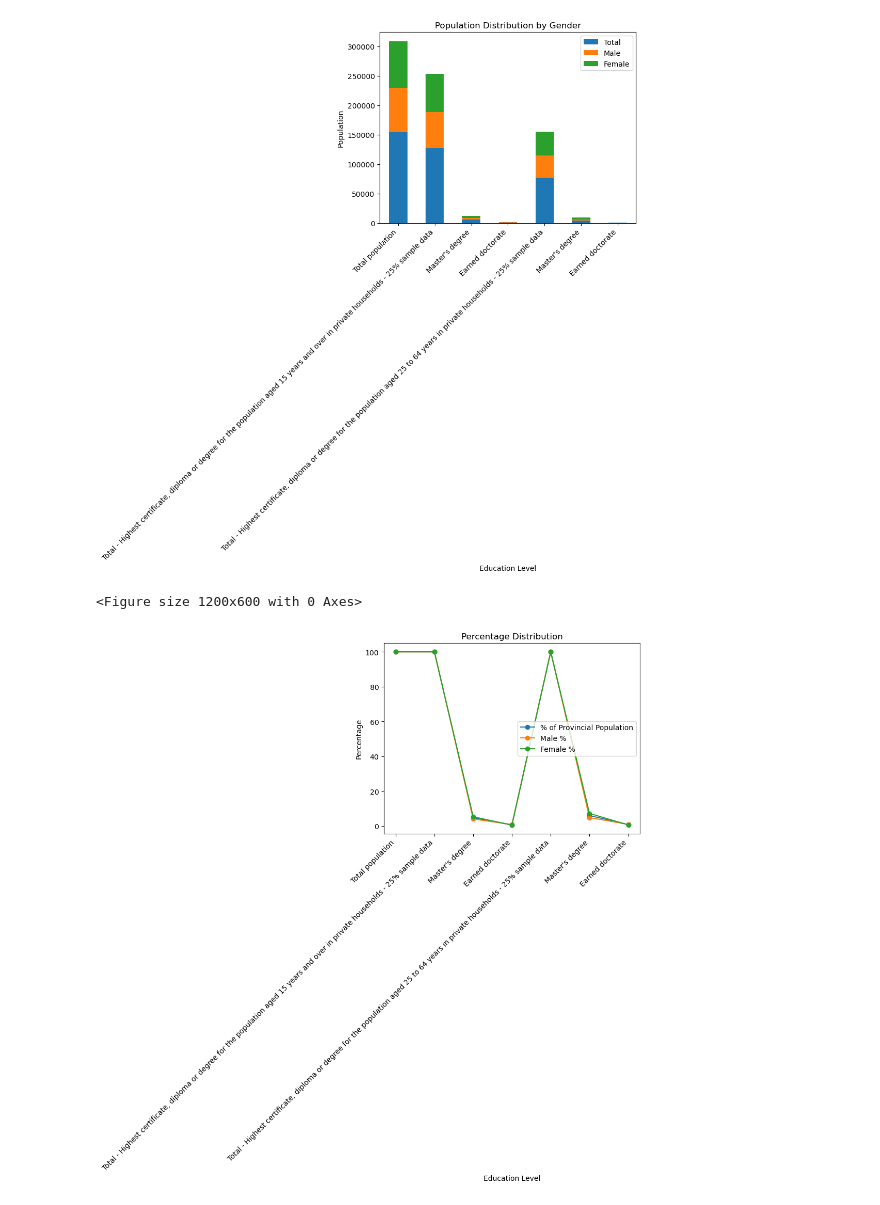
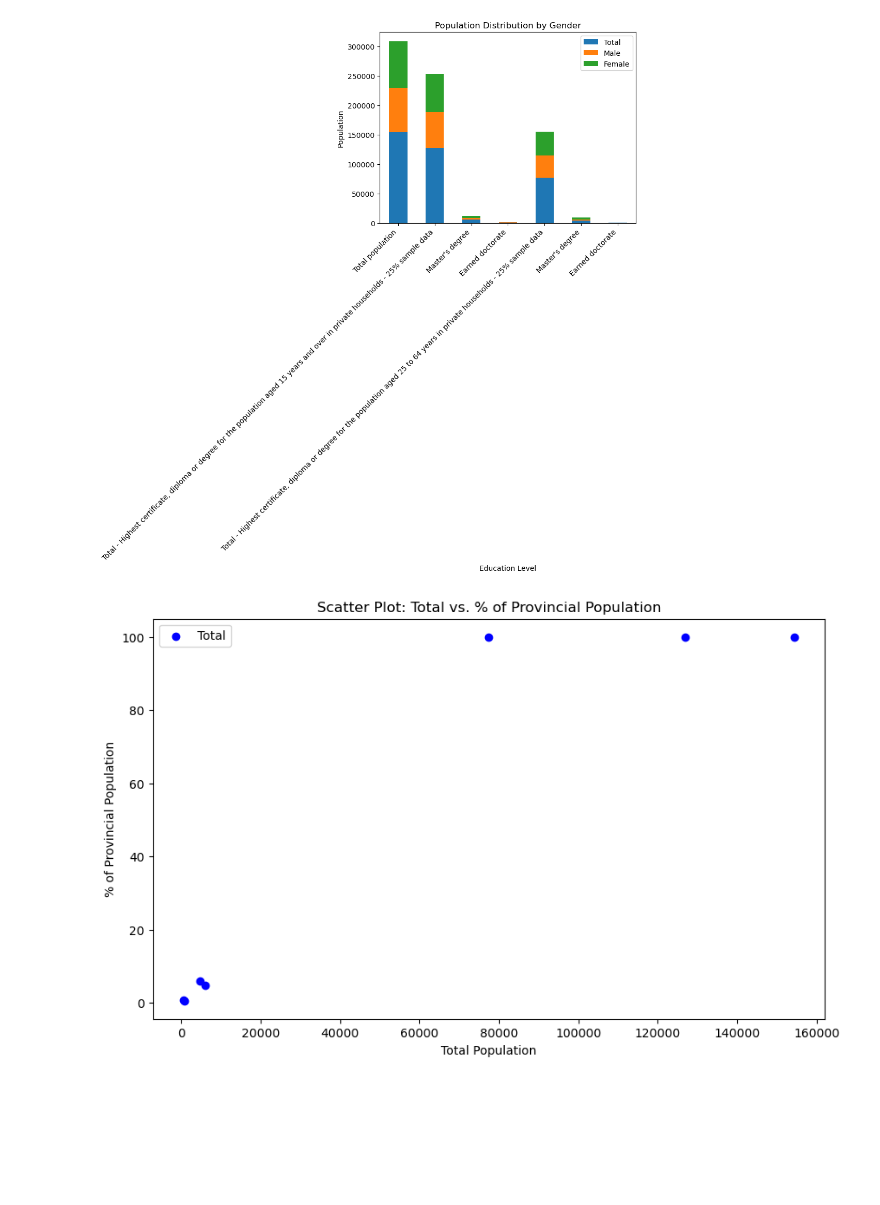
Before and after one commit to BehnooshNasri/project_one, a Jupyter notebook: behnoosh_analysis.ipynb, the cells around one changed output. Saved outputs shown, nothing was run; the diff lists cells and outputs as text; code cells hidden in the pictures; blank space fills up the shorter version.

```diff
--- a/behnoosh_analysis.ipynb
+++ b/behnoosh_analysis.ipynb
@@ -120,14 +126,13 @@ plt.show()
 <Figure size 1200x600 with 0 Axes>
 [figure]
 # %%
-# Line plot for % of Provincial Population, Male %, and Female %
-plt.figure(figsize=(12, 6))
-pei[['% of Provincial Population', 'Male %', 'Female %']].plot(kind='line', marker='o')
-plt.title('Percentage Distribution')
-plt.xlabel('Education Level')
-plt.ylabel('Percentage')
-plt.xticks(rotation=45, ha='right')
+# Scatter plot for Total vs. % of Provincial Population
+plt.figure(figsize=(10, 6))
+plt.scatter(pei['Total'], pei['% of Provincial Population'], color='blue', label='Total')
+plt.title('Scatter Plot: Total vs. % of Provincial Population')
+plt.xlabel('Total Population')
+plt.ylabel('% of Provincial Population')
+plt.legend()
 plt.show()
 # %% [output]
-<Figure size 1200x600 with 0 Axes>
-[figure, old version]
+[figure, new version]
```
Also changed, not shown: parts of 5 cells of this notebook.
